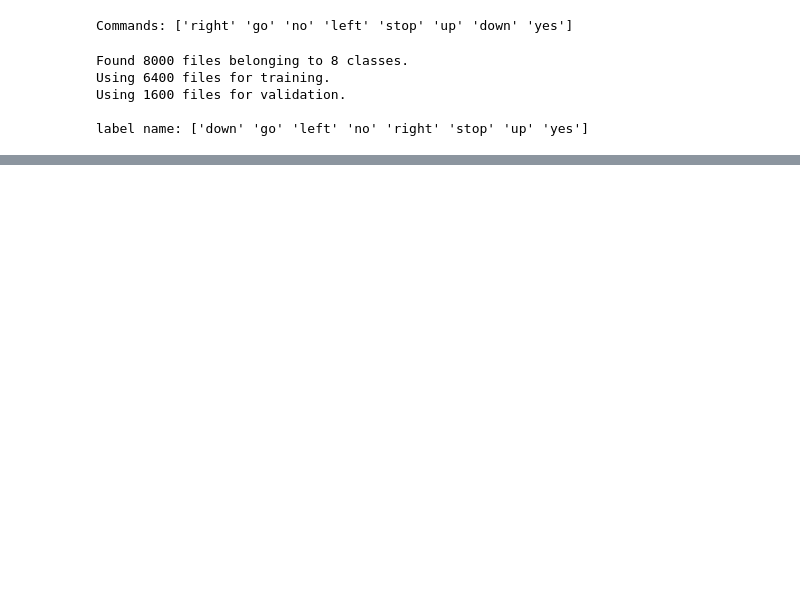
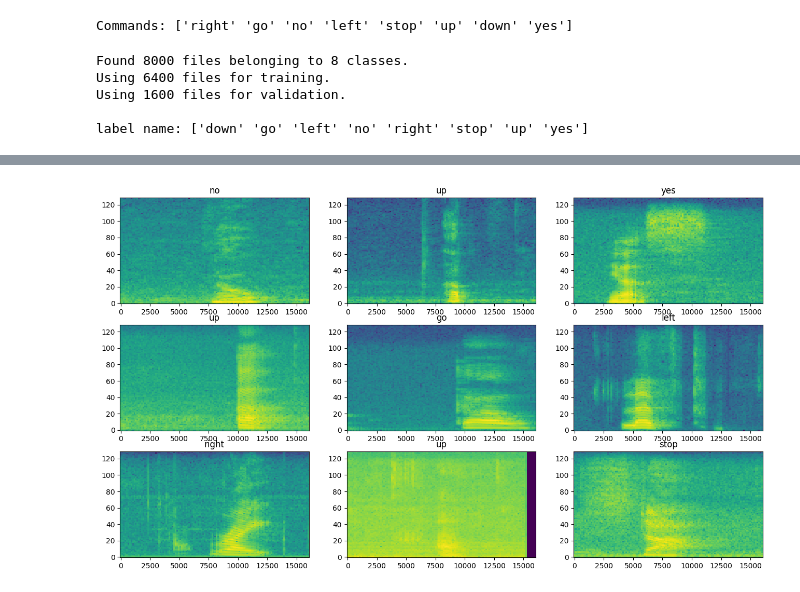
Before and after one commit to ullahhab/scrum-assistant, a Jupyter notebook: modelCreation.ipynb, the cells around one changed output, grey strips where cells are left out. Cells and saved outputs as stored; diff of their text form; code cells hidden in the pictures; blank space fills up the shorter version.

```diff
--- a/modelCreation.ipynb
+++ b/modelCreation.ipynb
@@ -53,0 +125,42 @@ label name: ['down' 'go' 'left' 'no' 'right' 'stop' 'up' 'yes']
+# %%
+def plot_spectrogram(spectrogram, ax):
+  if len(spectrogram.shape) > 2:
+    assert len(spectrogram.shape) == 3
+    spectrogram = np.squeeze(spectrogram, axis=-1)
+  # Convert the frequencies to log scale and transpose, so that the time is
+  # represented on the x-axis (columns).
+  # Add an epsilon to avoid taking a log of zero.
+  log_spec = np.log(spectrogram.T + np.finfo(float).eps)
+  height = log_spec.shape[0]
+  width = log_spec.shape[1]
+  X = np.linspace(0, np.size(spectrogram), num=width, dtype=int)
+  Y = range(height)
+  ax.pcolormesh(X, Y, log_spec)
+# %%
+def make_spec_ds(ds):
+  return ds.map(
+      map_func=lambda audio,label: (get_spectrogram(audio), label),
+      num_parallel_calls=tf.data.AUTOTUNE)
+# %%
+train_spectrogram_ds = make_spec_ds(train_ds)
+val_spectrogram_ds = make_spec_ds(val_ds)
+test_spectrogram_ds = make_spec_ds(test_ds)
+# %%
+for example_spectrograms, example_spect_labels in train_spectrogram_ds.take(1):
+  break
+# %%
+rows = 3
+cols = 3
+n = rows*cols
+fig, axes = plt.subplots(rows, cols, figsize=(16, 9))
+
+for i in range(n):
+    r = i // cols
+    c = i % cols
+    ax = axes[r][c]
+    plot_spectrogram(example_spectrograms[i].numpy(), ax)
+    ax.set_title(label_names[example_spect_labels[i].numpy()])
+
+plt.show()
+# %% [output]
+[figure, added]
```
Also changed, not shown: parts of 6 cells of this notebook, 1 other file.
